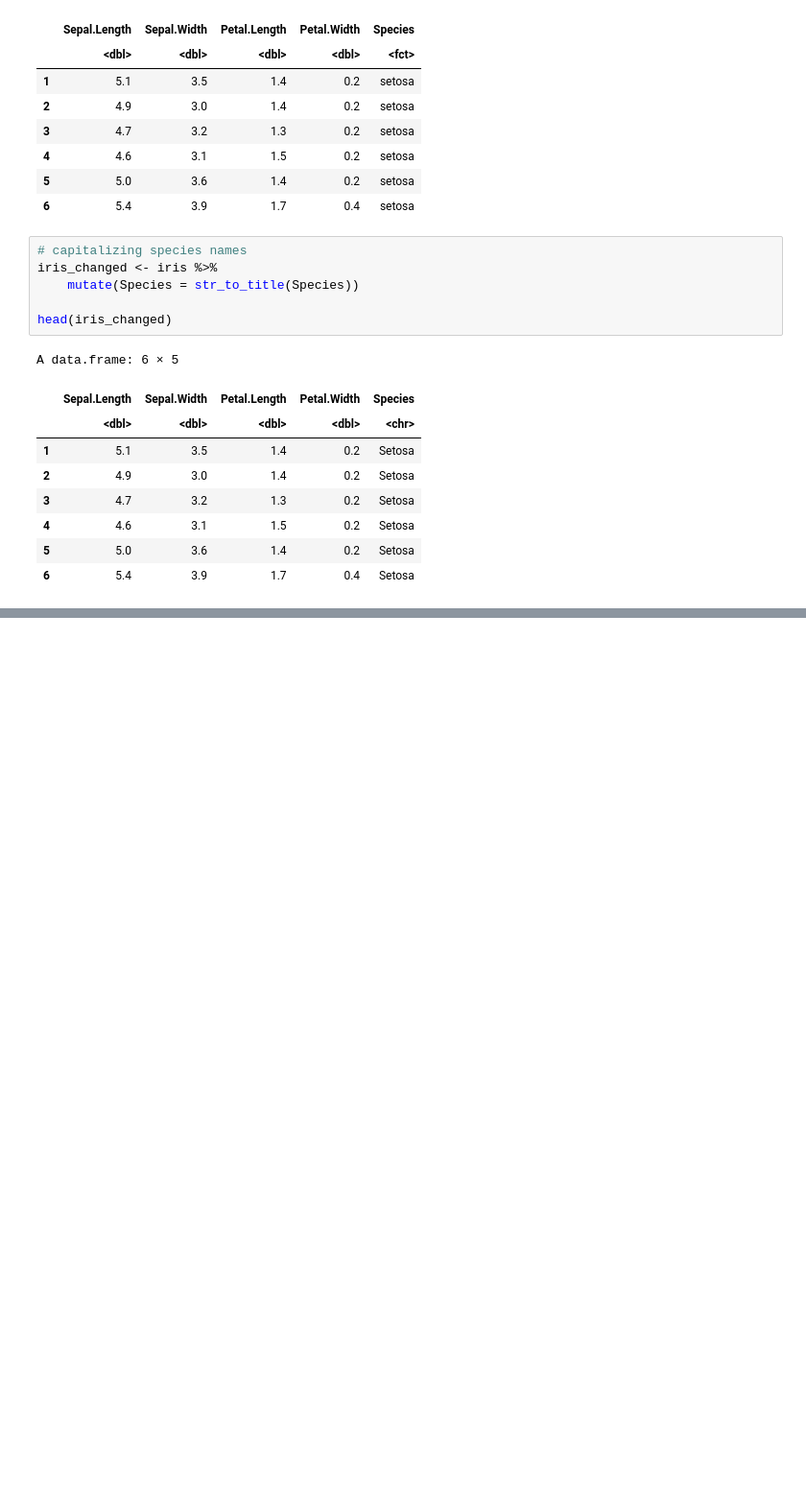
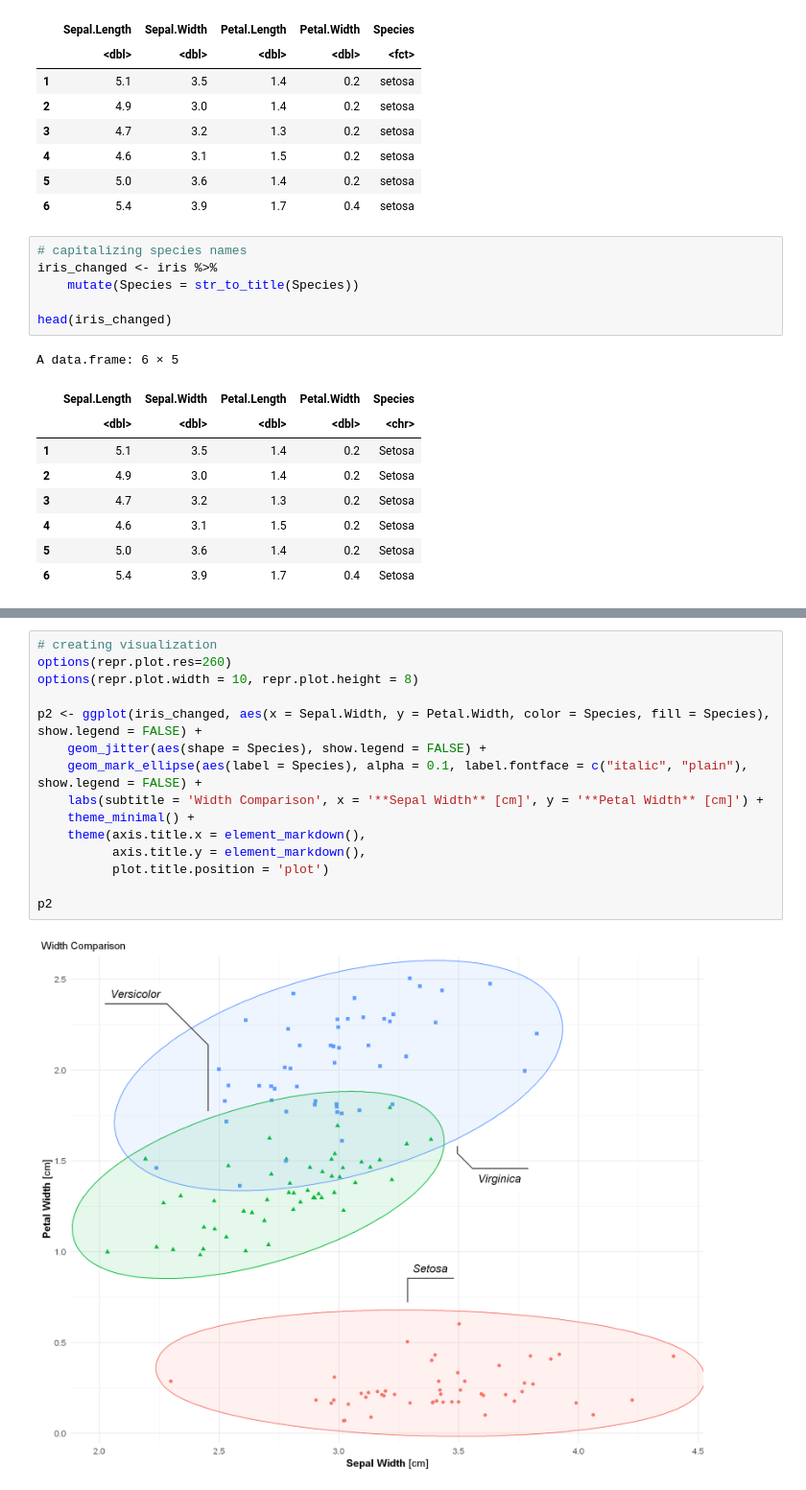
Before and after one commit to MichaszJ/Notebooks, a Jupyter notebook: Iris Visualization.ipynb, the cells around one changed output, grey strips where cells are left out. Shown at 96% size. Drawn from its saved outputs; the diff is of its cells as text; blank space fills up the shorter version.

```diff
--- a/Iris Visualization.ipynb
+++ b/Iris Visualization.ipynb
@@ -72,0 +84,17 @@ ggplot(iris_changed, aes(x = Sepal.Length, y = Petal.Length, color = Species, fi
+# %%
+# creating visualization
+options(repr.plot.res=260)
+options(repr.plot.width = 10, repr.plot.height = 8)
+
+p2 <- ggplot(iris_changed, aes(x = Sepal.Width, y = Petal.Width, color = Species, fill = Species), show.legend = FALSE) +
+    geom_jitter(aes(shape = Species), show.legend = FALSE) +
+    geom_mark_ellipse(aes(label = Species), alpha = 0.1, label.fontface = c("italic", "plain"), show.legend = FALSE) +
+    labs(subtitle = 'Width Comparison', x = '**Sepal Width** [cm]', y = '**Petal Width** [cm]') +
+    theme_minimal() +
+    theme(axis.title.x = element_markdown(),
+          axis.title.y = element_markdown(),
+          plot.title.position = 'plot')
+
+p2
+# %% [output]
+[figure, added]
```
Also changed, not shown: parts of 3 cells of this notebook.
